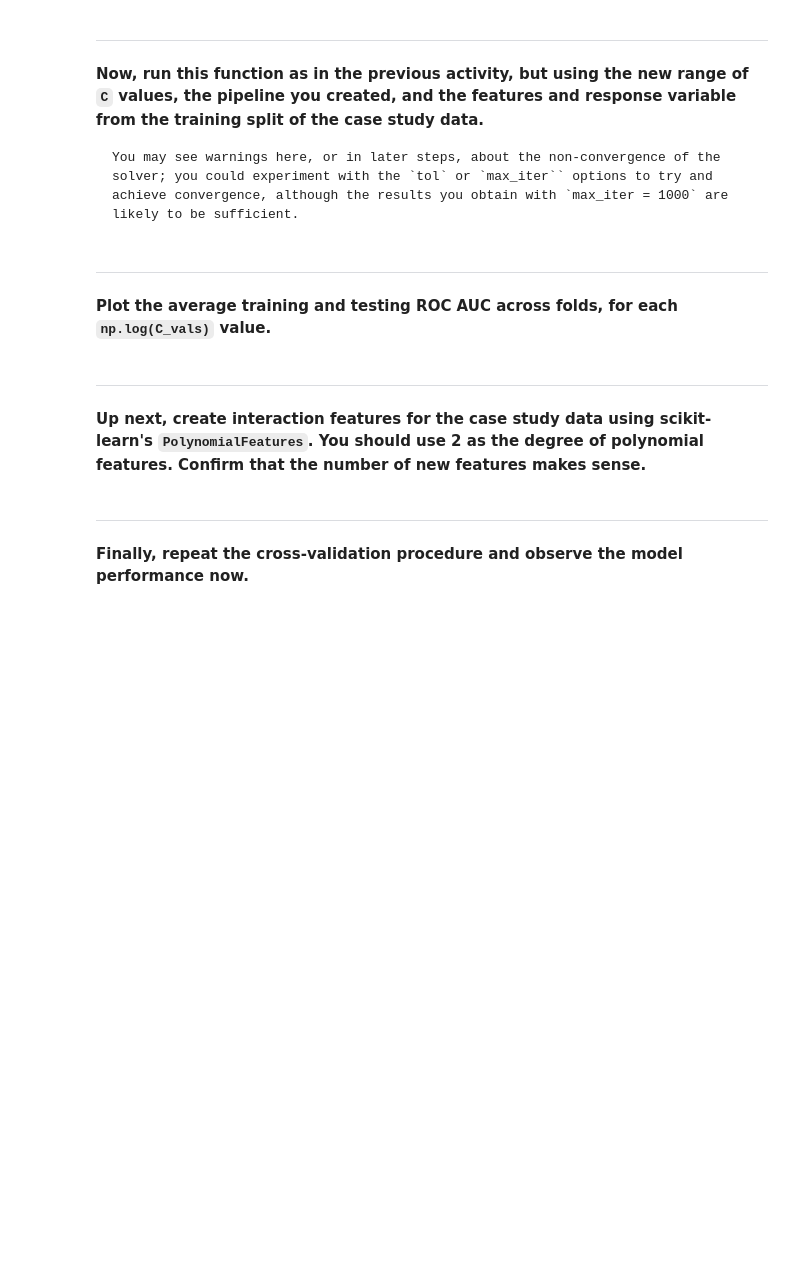
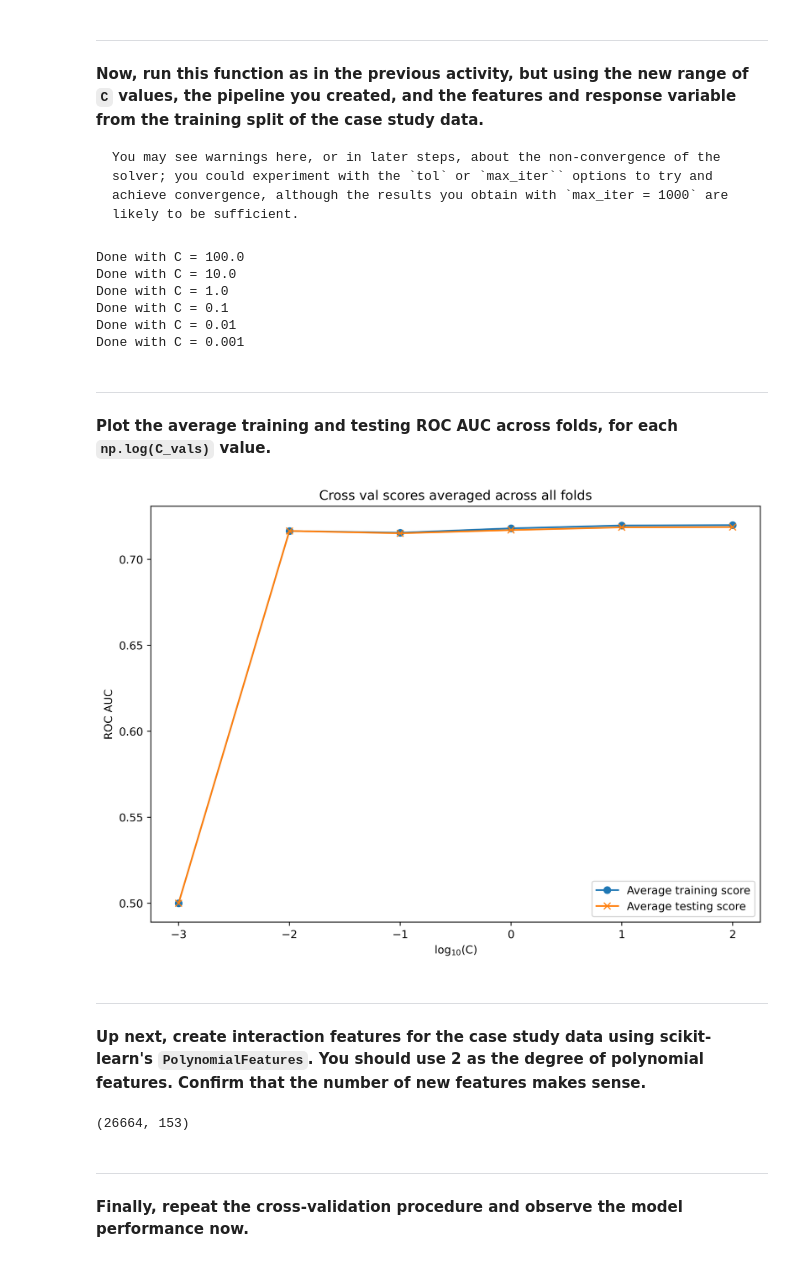
Before and after one commit to anmolpant/Technocolabs-ML-Internship, a Jupyter notebook: Mini Tasks/Mini Task 2/Cross-Validation_and_Feature_Engineering/Cross-Validation_and_Feature_Engineering.ipynb, the cells around one changed output. Saved outputs shown, nothing was run; the diff lists cells and outputs as text; code cells hidden in the pictures; blank space fills up the shorter version.

Commit message:
polynomial features

```diff
--- a/Mini Tasks/Mini Task 2/Cross-Validation_and_Feature_Engineering/Cross-Validation_and_Feature_Engineering.ipynb
+++ b/Mini Tasks/Mini Task 2/Cross-Validation_and_Feature_Engineering/Cross-Validation_and_Feature_Engineering.ipynb
@@ -453,2 +455,4 @@ scale_lr_pipeline.get_params()
 # %%
 # Change `model__C` to 2
+scale_lr_pipeline.set_params(model__C = 2.0)
+scale_lr_pipeline.get_params()['model__C']
@@ -463,3 +469,9 @@ _____________________________________________________
     <summary>Hint:</summary>
     Recall that exponents in Python use the ** operator.
 </details>
+# %%
+C_val_exponents = np.linspace(2,-3,6)
+print(C_val_exponents)
+
+C_vals = np.float(10)**C_val_exponents
+print(C_vals)
@@ -466,5 +481,7 @@ _____________________________________________________
 # %% [markdown]
 Now, define `k_folds` using `StratifiedKFold`. The number of folds should be 4. Set the random state to 1.
+# %%
+k_folds = StratifiedKFold(n_splits = 4, shuffle = True, random_state =1)
 # %% [markdown]
 _____________________________________________________
 **Next, make a new version of the `cross_val_C_search` function, called `cross_val_C_search_pipe`. Instead of the model argument, this function will take a pipeline argument. The changes inside the function will be to set the `C` value using `set_params(model__C = <value you want to test>)` on the pipeline, replacing the model with the pipeline for the fit and `predict_proba` methods, and accessing the `C` value using `pipeline.get_params()['model__C']` for the printed status update.**
@@ -473,12 +538,41 @@ _____________________________________________________
 **Now, run this function as in the previous activity, but using the new range of `C` values, the pipeline you created, and the features and response variable from the training split of the case study data.**
 
     You may see warnings here, or in later steps, about the non-convergence of the solver; you could experiment with the `tol` or `max_iter`` options to try and achieve convergence, although the results you obtain with `max_iter = 1000` are likely to be sufficient.
+# %%
+cv_train_roc_auc, cv_test_roc_auc, cv_test_roc = cross_val_C_search_pipe(k_folds, C_vals, scale_lr_pipeline, X_train, y_train)
+# %% [output]
+Done with C = 100.0
+Done with C = 10.0
+Done with C = 1.0
+Done with C = 0.1
+Done with C = 0.01
+Done with C = 0.001
 # %% [markdown]
 _____________________________________________________
 **Plot the average training and testing ROC AUC across folds, for each `np.log(C_vals)` value.**
+# %%
+plt.figure(figsize = (10,7))
+plt.plot(C_val_exponents, np.mean(cv_train_roc_auc, axis = 0), '-o', label = "Average training score")
+plt.plot(C_val_exponents, np.mean(cv_test_roc_auc, axis =0), '-x', label = 'Average testing score')
+plt.ylabel('ROC AUC')
+plt.xlabel('log$_{10}$(C)')
+plt.legend()
+plt.title('Cross val scores averaged across all folds')
+plt.show()
+# %% [output]
+[figure, added]
 # %% [markdown]
 _____________________________________________________
 **Up next, create interaction features for the case study data using scikit-learn's `PolynomialFeatures`. You should use 2 as the degree of polynomial features. Confirm that the number of new features makes sense.**
+# %%
+from sklearn.preprocessing import PolynomialFeatures
+
+make_interactions = PolynomialFeatures(degree = 2, interaction_only = True, include_bias = False)
+
+poly_X = make_interactions.fit_transform(X)
+poly_X.shape
+# %% [output]
+(26664, 153)
 # %% [markdown]
 _____________________________________________________
 **Finally, repeat the cross-validation procedure and observe the model performance now.**
```
Also changed, not shown: parts of 5 cells of this notebook.
